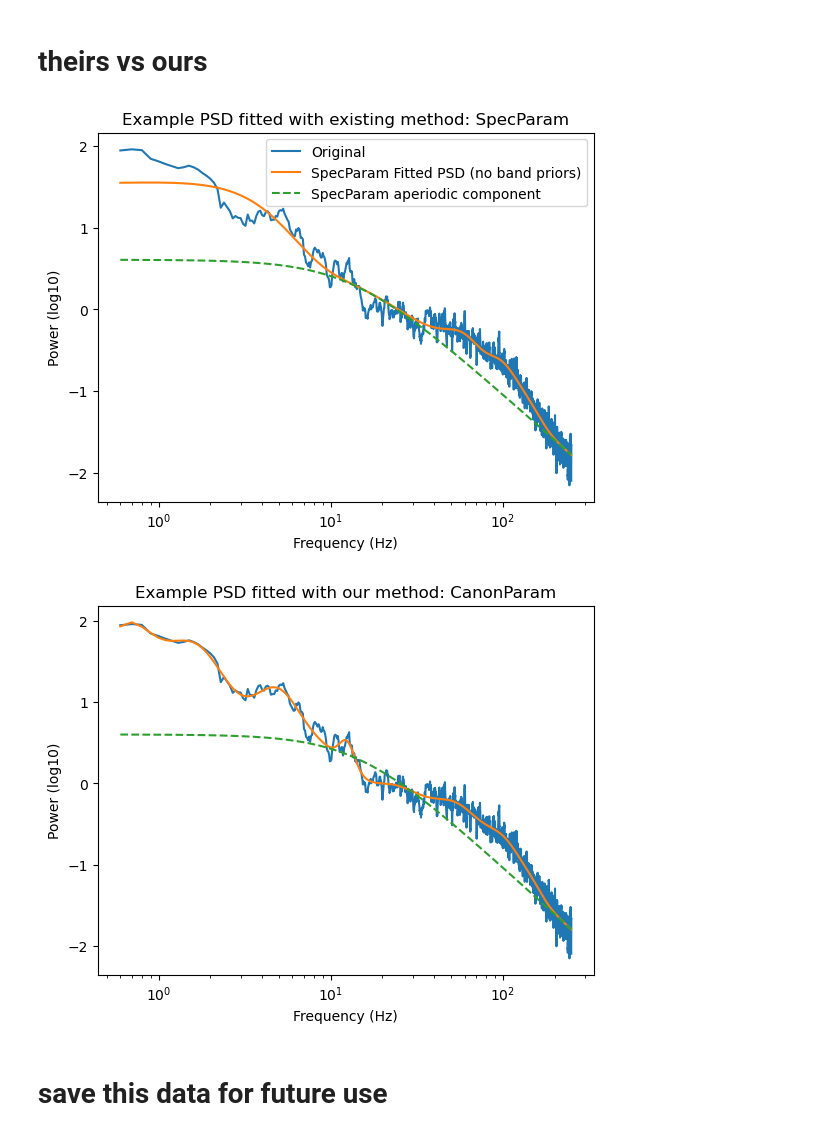
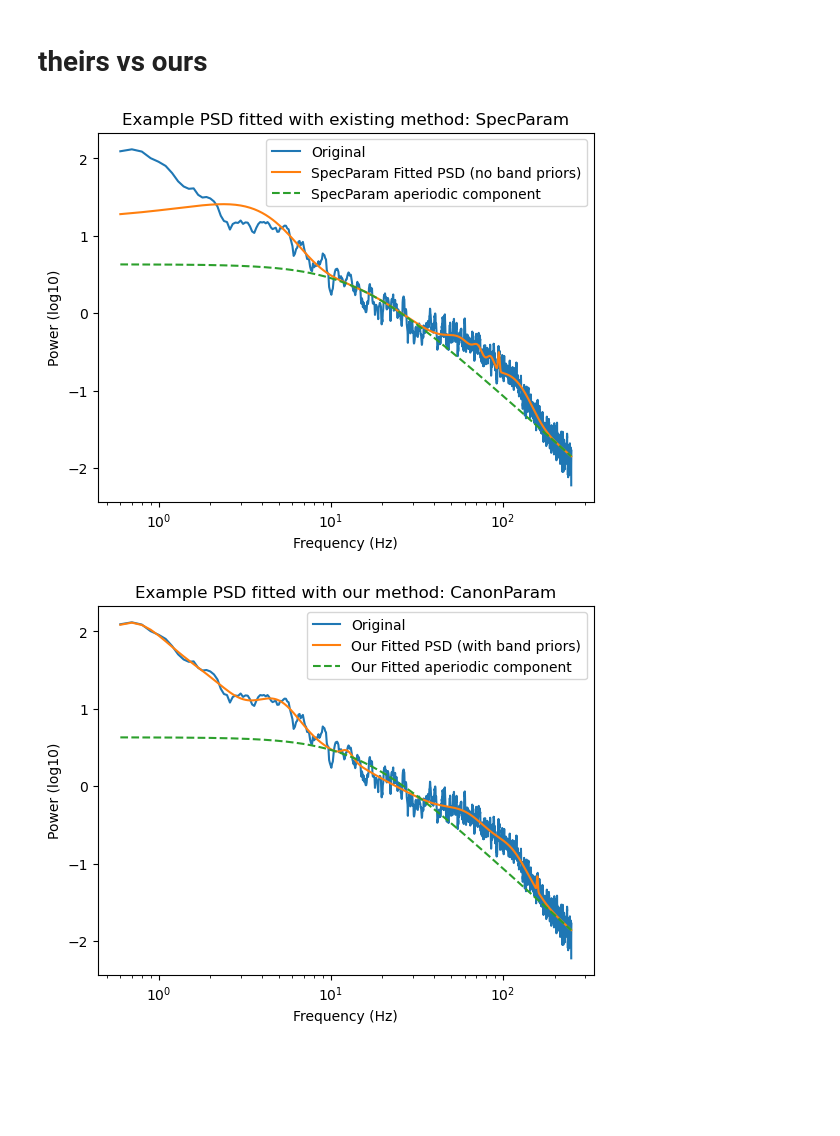
Before and after one commit to aroyphillips/CanonParam, a Jupyter notebook: notebooks/1.0.0-Specparam-vs-CanonParam.ipynb, the cells around one changed output. Cells and saved outputs as stored; diff of their text form; code cells hidden in the pictures; blank space fills up the shorter version.

Commit message:
figure 1 with reloadable results from example data

```diff
--- a/notebooks/1.0.0-Specparam-vs-CanonParam.ipynb
+++ b/notebooks/1.0.0-Specparam-vs-CanonParam.ipynb
@@ -83,0 +22,7 @@ example_epochs_og['closed'].copy().pick(channels)
+# %%
+example_spectra = np.load('../data/example_comparison_spectra.npz')
+sample_freqs = example_spectra['sample_freqs']
+sample_psd = example_spectra['sample_psd']
+channels = example_spectra['channels']
+channel = 'O2'
+chdx = np.where(channels == channel)[0][0]
@@ -84,11 +38,9 @@ example_epochs_og['closed'].copy().pick(channels)
 # %%
-sample_freqs, sample_psd = example_epochs_psd.freqs, np.mean(example_epochs_psd.data, axis=0)
 sample_psd = sample_psd[:, sample_freqs > 0.5]
 sample_freqs = sample_freqs[sample_freqs > 0.5]
-chdx = channels.index('O2')
 print(sample_freqs.shape, sample_psd.shape)
 plt.plot(sample_freqs, np.log10(sample_psd)[chdx])
-plt.title('Example log10 PSD for subject 32, channel O2')
+plt.title('Example log-scale PSD')
 plt.xscale('log')
 plt.show()
 # %% [output]
@@ -100,8 +52,6 @@ plt.show()
 max_n_peaks=7
 fm = fooof.FOOOF(peak_width_limits=(2.0, 100.0), max_n_peaks=max_n_peaks, min_peak_height=0.2, peak_threshold=2.0, aperiodic_mode='knee', verbose=True)
 # freqs0, power0 = interpolate_notches(notches, notch_width, freqs, open_power[0,0,:])
-channel = 'O2'
-chdx = channels.index(channel)
 fm.fit(freqs=sample_freqs, power_spectrum=sample_psd[chdx,:]) # taking forever when unconstrained.
 plt.plot(sample_freqs, np.log10(sample_psd[chdx,:]), label='Original')
 plt.plot(sample_freqs, fm._ap_fit+fm._peak_fit, label='SpecParam Fitted PSD (no band priors)')
@@ -113,21 +63,20 @@ plt.xscale('log')
 plt.title('Example PSD fitted with existing method: SpecParam')
 plt.show()
 # %% [output]
-[figure, old version]
+[figure, new version]
 # %%
 import importlib
 importlib.reload(bandparams)
 our_fitted_ps = bandparams.extract_param_spectra(sample_freqs, sample_psd[chdx,:])
 our_fitted_model = our_fitted_ps.modeled_spectrum_
 plt.plot(sample_freqs, np.log10(sample_psd[chdx,:]), label='Original')
 plt.plot(sample_freqs, our_fitted_model, label='Our Fitted PSD (with band priors)')
 plt.plot(sample_freqs, our_fitted_ps._ap_fit, label='Our Fitted aperiodic component', linestyle='--')
 plt.xlabel('Frequency (Hz)')
 plt.ylabel('Power (log10)')
 plt.xscale('log')
 plt.title('Example PSD fitted with our method: CanonParam')
+plt.legend()
 plt.show()
 # %% [output]
-[figure, old version]
+[figure, new version]
-# %% [markdown]
-# save this data for future use
```
Also changed, not shown: parts of 10 cells of this notebook, 1 other file.
